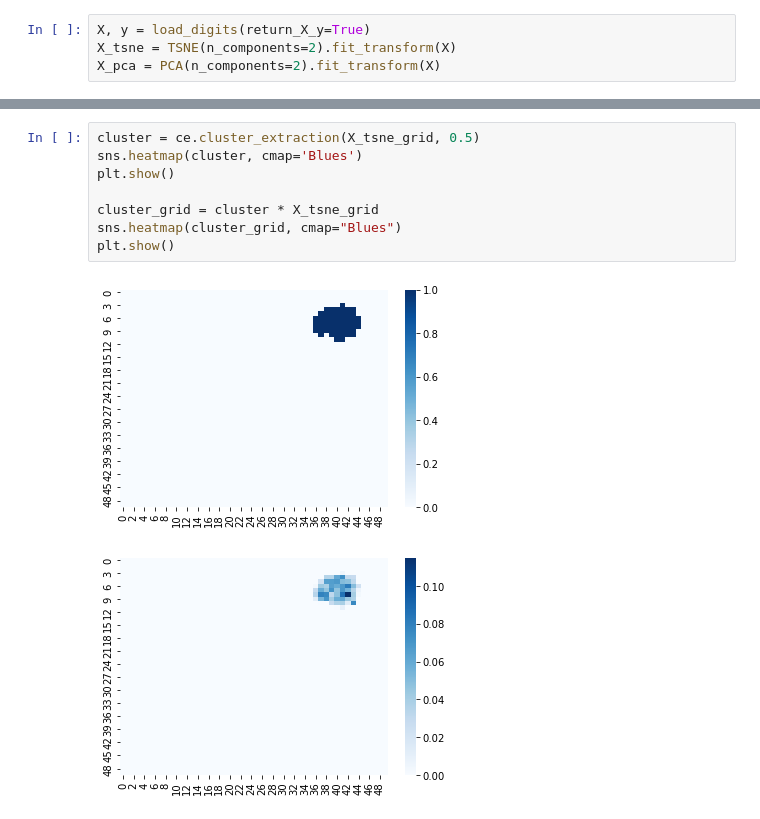
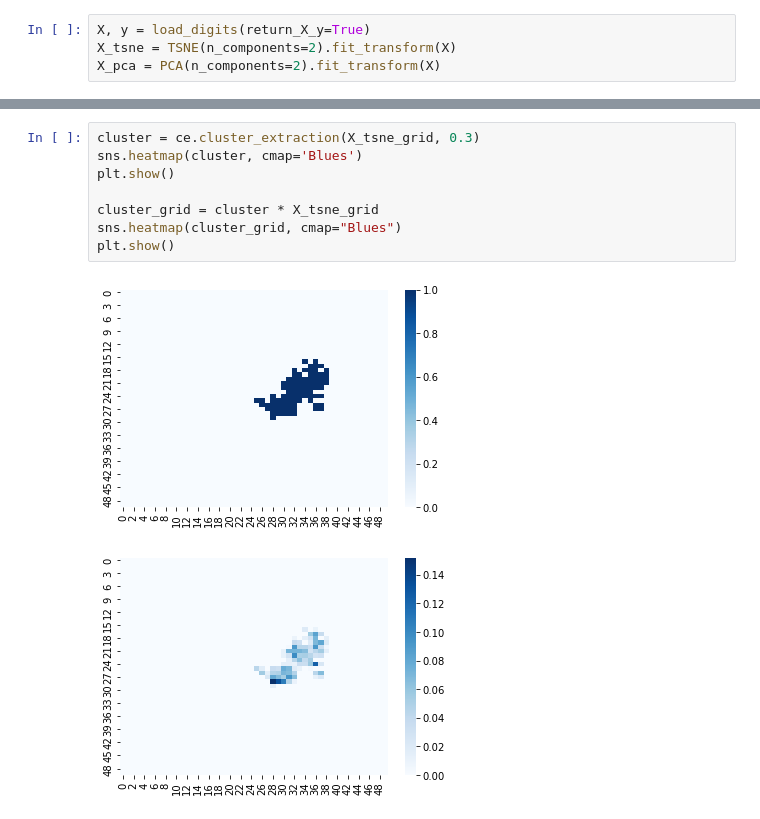
Before and after one commit to HyunWookL/cluster-ambiguity, a Jupyter notebook: cambiguity/test.ipynb, the cells around one changed output, grey strips where cells are left out. Drawn from its saved outputs; the diff is of its cells as text.

```diff
--- a/cambiguity/test.ipynb
+++ b/cambiguity/test.ipynb
@@ -29,14 +29,14 @@ sns.heatmap(X_tsne_grid, cmap='binary')
 # %%
-cluster = ce.cluster_extraction(X_tsne_grid, 0.5)
+cluster = ce.cluster_extraction(X_tsne_grid, 0.3)
 sns.heatmap(cluster, cmap='Blues')
 plt.show()
 
 cluster_grid = cluster * X_tsne_grid
 sns.heatmap(cluster_grid, cmap="Blues")
 plt.show()
 # %% [output]
-[figure, old version]
+[figure, new version]
-[figure, old version]
+[figure, new version]
 # %%
 X_pca_grid = gy.gridify(X_pca, 0.2, 30, 1000, 50)
 sns.heatmap(X_pca_grid, cmap='binary')
```
Also changed, not shown: parts of 4 cells of this notebook, 1 other file.
